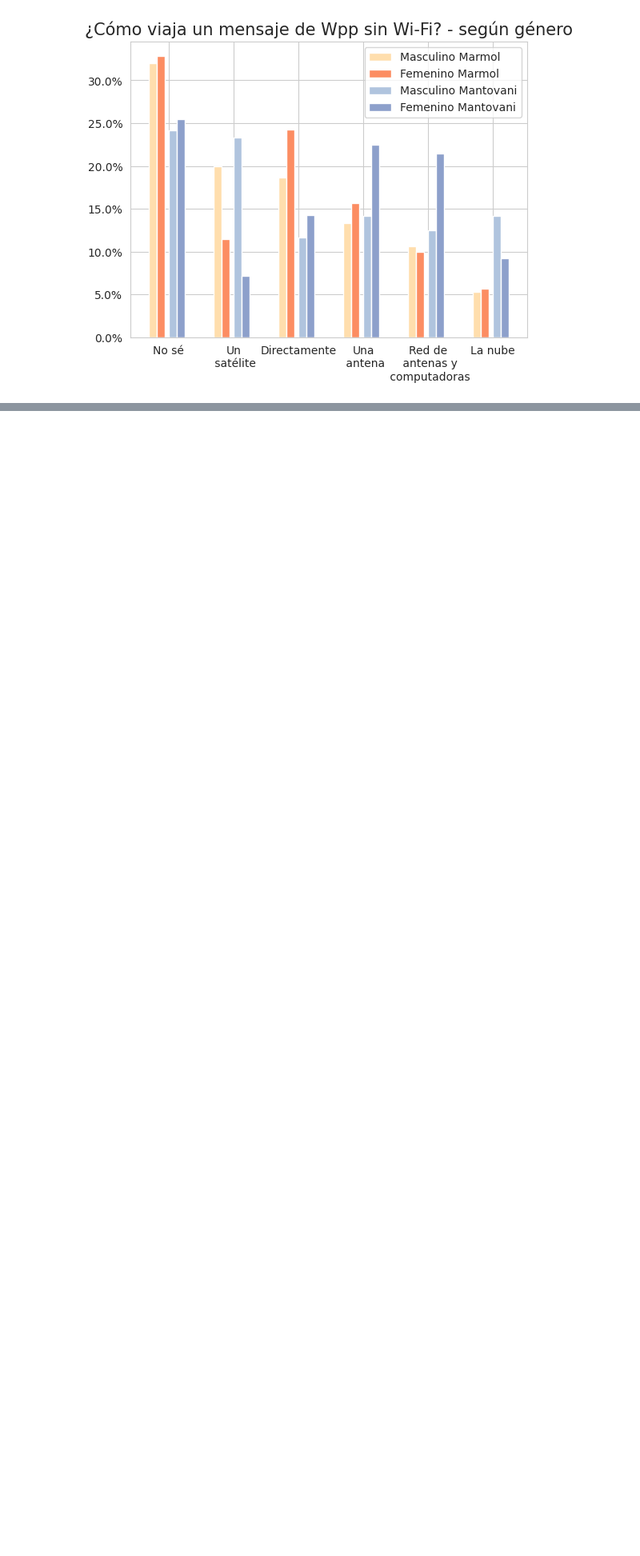
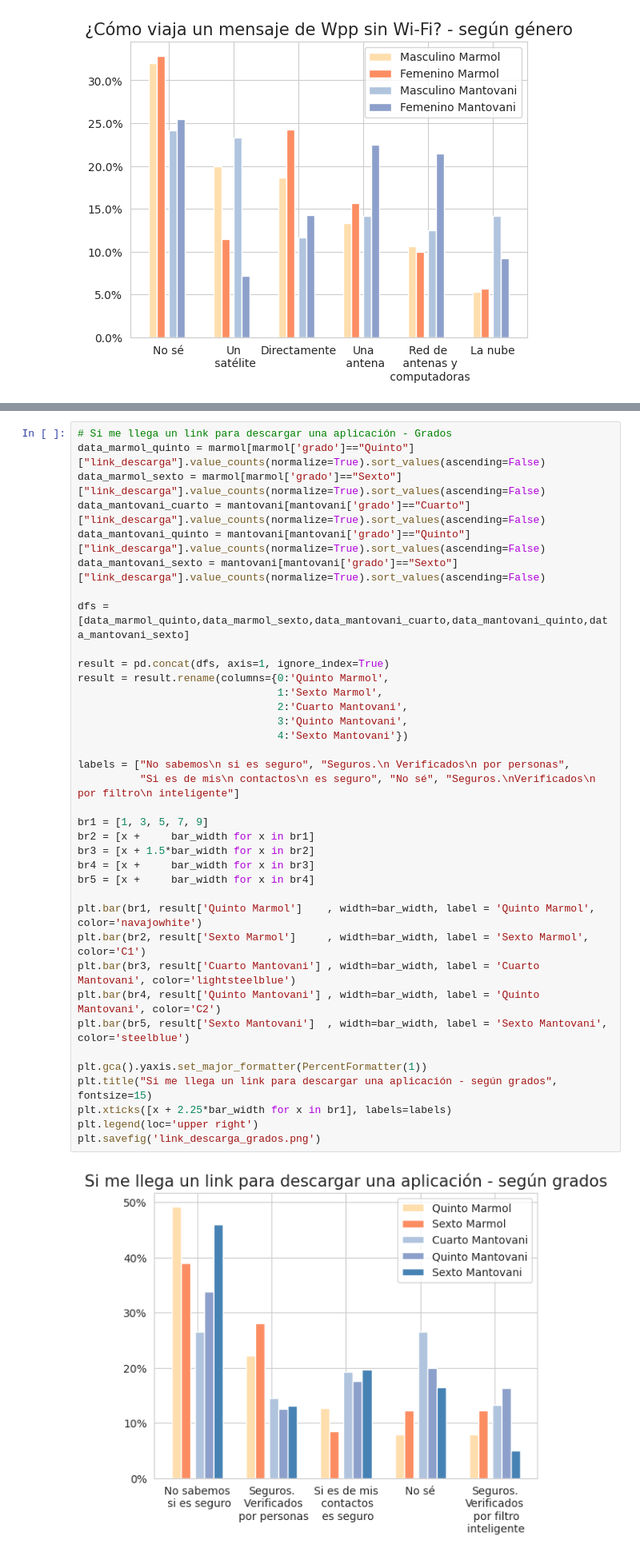
Before and after one commit to fedesassone/tesis, a Jupyter notebook: notebooks/misconceptions/Misconceptions.ipynb, the cells around one changed output, grey strips where cells are left out. Shown at 80% size. Cells and saved outputs as stored; diff of their text form; blank space fills up the shorter version.

```diff
--- a/notebooks/misconceptions/Misconceptions.ipynb
+++ b/notebooks/misconceptions/Misconceptions.ipynb
@@ -568,0 +601,39 @@ plt.savefig('como_viaja_wpp_genero.png')
+# %%
+# Si me llega un link para descargar una aplicación - Grados
+data_marmol_quinto = marmol[marmol['grado']=="Quinto"]["link_descarga"].value_counts(normalize=True).sort_values(ascending=False)
+data_marmol_sexto = marmol[marmol['grado']=="Sexto"]["link_descarga"].value_counts(normalize=True).sort_values(ascending=False)
+data_mantovani_cuarto = mantovani[mantovani['grado']=="Cuarto"]["link_descarga"].value_counts(normalize=True).sort_values(ascending=False)
+data_mantovani_quinto = mantovani[mantovani['grado']=="Quinto"]["link_descarga"].value_counts(normalize=True).sort_values(ascending=False)
+data_mantovani_sexto = mantovani[mantovani['grado']=="Sexto"]["link_descarga"].value_counts(normalize=True).sort_values(ascending=False)
+
+dfs = [data_marmol_quinto,data_marmol_sexto,data_mantovani_cuarto,data_mantovani_quinto,data_mantovani_sexto]
+
+result = pd.concat(dfs, axis=1, ignore_index=True)
+result = result.rename(columns={0:'Quinto Marmol',
+                                1:'Sexto Marmol',
+                                2:'Cuarto Mantovani',
+                                3:'Quinto Mantovani',
+                                4:'Sexto Mantovani'})
+
+labels = ["No sabemos\n si es seguro", "Seguros.\n Verificados\n por personas",
+          "Si es de mis\n contactos\n es seguro", "No sé", "Seguros.\nVerificados\n por filtro\n inteligente"]
+
+br1 = [1, 3, 5, 7, 9]
+br2 = [x +     bar_width for x in br1]
+br3 = [x + 1.5*bar_width for x in br2]
+br4 = [x +     bar_width for x in br3]
+br5 = [x +     bar_width for x in br4]
+
+plt.bar(br1, result['Quinto Marmol']    , width=bar_width, label = 'Quinto Marmol', color='navajowhite')
+plt.bar(br2, result['Sexto Marmol']     , width=bar_width, label = 'Sexto Marmol', color='C1')
+plt.bar(br3, result['Cuarto Mantovani'] , width=bar_width, label = 'Cuarto Mantovani', color='lightsteelblue')
+plt.bar(br4, result['Quinto Mantovani'] , width=bar_width, label = 'Quinto Mantovani', color='C2')
+plt.bar(br5, result['Sexto Mantovani']  , width=bar_width, label = 'Sexto Mantovani', color='steelblue')
+
+plt.gca().yaxis.set_major_formatter(PercentFormatter(1))
+plt.title("Si me llega un link para descargar una aplicación - según grados", fontsize=15)
+plt.xticks([x + 2.25*bar_width for x in br1], labels=labels)
+plt.legend(loc='upper right')
+plt.savefig('link_descarga_grados.png')
+# %% [output]
+[figure, added]
```
Also changed, not shown: parts of 4 cells of this notebook, 4 other files.
